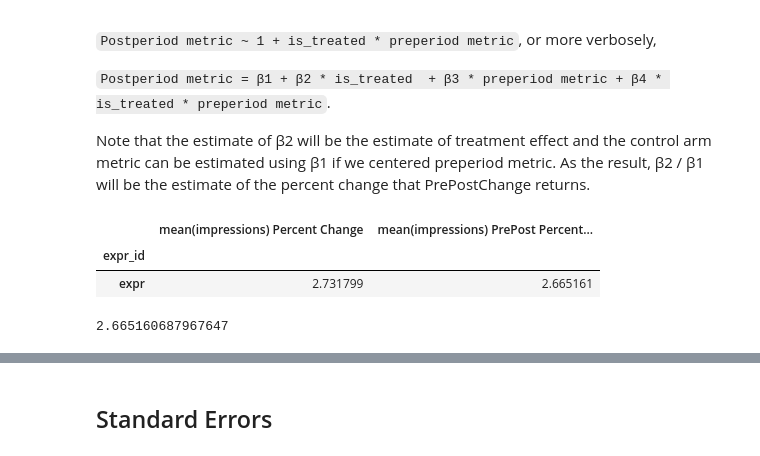
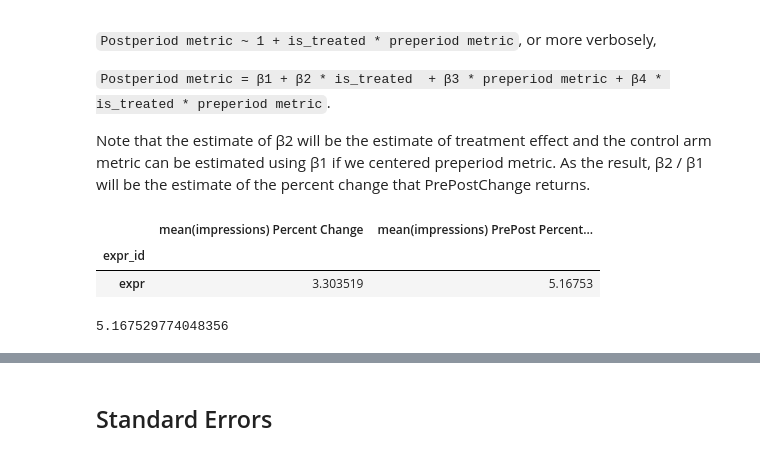
Before and after one commit to google/meterstick, a Jupyter notebook: meterstick_demo.ipynb, the cells around one changed output, grey strips where cells are left out. Cells and saved outputs as stored; diff of their text form; code cells hidden in the pictures.

```diff
--- a/meterstick_demo.ipynb
+++ b/meterstick_demo.ipynb
@@ -546,16 +572,17 @@ Let's see how it works on a fake data with preperiod metrics that are correlated
 # %%
 np.random.seed(42)
 exprs = ('ctrl', 'expr')
-n = 10000
+n = 1000
 df_prepost = pd.DataFrame({'impressions': np.random.randint(10, 30, n)})
 df_prepost['expr_id'] = np.random.choice(exprs, size=n)
 df_prepost['cookie'] = np.random.choice(range(20), size=n)
+df_prepost['grp'] = np.random.choice(range(10), size=n)
 # Preperiod correlates with postperiod.
 df_prepost['pre_impressions'] = np.random.normal(df_prepost.impressions, 3)
-# Add small and noisy improvments.
+# Add small and noisy improvements.
 df_prepost.loc[df_prepost.expr_id == 'expr', 'impressions'] += np.random.randint(-2, 4, size=len(df_prepost.loc[df_prepost.expr_id == 'expr', 'impressions']))
 abs = AbsoluteChange('expr_id', 'ctrl', Mean('impressions'))
-cuped = CUPED('expr_id', 'ctrl', Mean('impressions'), Mean('pre_impressions'), 'cookie')
+cuped = CUPED('expr_id', 'ctrl', Mean('impressions'), Mean('pre_impressions'), 'grp')
 MetricList((abs, cuped)).compute_on(df_prepost)
 # %% [output]
 |  | mean(impressions) Absolute Change | mean(impressions) CUPED Change |
@@ -620,15 +647,15 @@ It computes the percent change that has been adjusted using the [PrePost](https:
 Note that the estimate of β2 will be the estimate of treatment effect and the control arm metric can be estimated using β1 if we centered preperiod metric. As the result, β2 / β1 will be the estimate of the percent change that PrePostChange returns.
 # %%
 pct = PercentChange('expr_id', 'ctrl', Mean('impressions'))
-prepost = PrePostChange('expr_id', 'ctrl', Mean('impressions'), Mean('pre_impressions'), 'cookie')
+prepost = PrePostChange('expr_id', 'ctrl', Mean('impressions'), Mean('pre_impressions'), 'grp')
 MetricList((pct, prepost)).compute_on(df_prepost)
 # %% [output]
 |  | mean(impressions) Percent Change | mean(impressions) PrePost Percent... |
 | expr_id |  |  |
-| expr | 2.731799 | 2.665161 |
+| expr | 3.303519 | 5.16753 |
 # %%
 df_agg = MetricList((Mean('impressions'), Mean('pre_impressions'))).compute_on(
-    df_prepost, ['expr_id', 'cookie']).reset_index()
+    df_prepost, ['expr_id', 'grp']).reset_index()
 df_agg['mean(pre_impressions)'] -= df_agg['mean(pre_impressions)'].mean()
 df_agg['is_treated'] = df_agg.expr_id == 'expr'
 df_agg['interaction'] = df_agg.is_treated * df_agg['mean(pre_impressions)']
@@ -639,7 +666,7 @@ beta1 = lm.intercept_
 beta2 = lm.coef_[0]
 beta2 / beta1 * 100
 # %% [output]
-2.665160687967647
+5.167529774048356
 # %%
 # Jackknife is explained in the 'Standard Errors' section.
 Jackknife('cookie', MetricList((pct, prepost))).compute_on(df_prepost)
```
Also changed, not shown: parts of 54 cells of this notebook, 14 other files.
